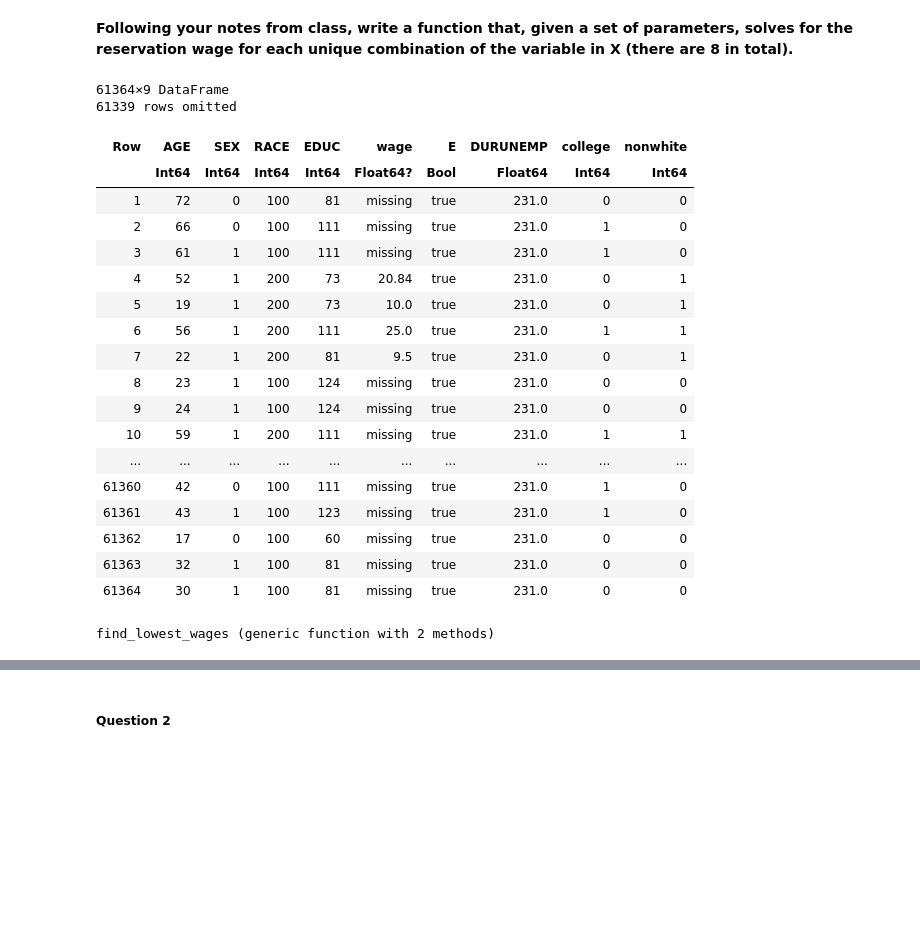
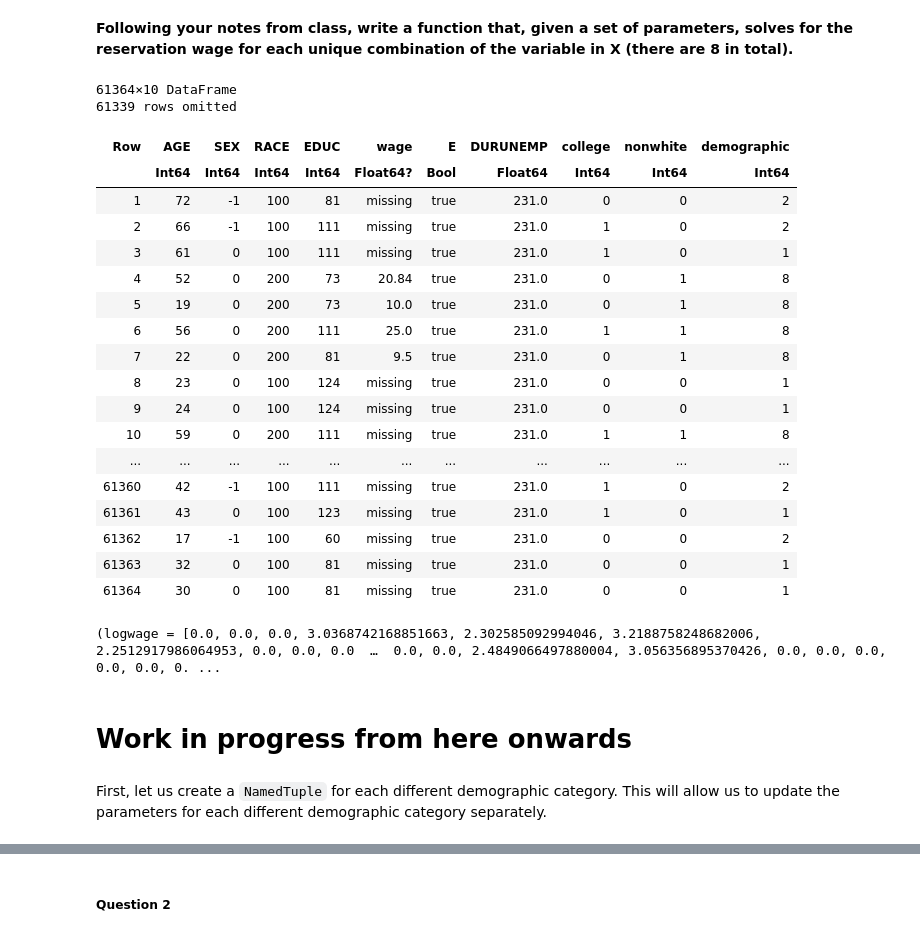
Before and after one commit to sgcbayli024/metrics, a Jupyter notebook: hw2/hw2.ipynb, the cells around one changed output, grey strips where cells are left out. Saved outputs shown, nothing was run; the diff lists cells and outputs as text; code cells hidden in the pictures; blank space fills up the shorter version.

```diff
--- a/hw2/hw2.ipynb
+++ b/hw2/hw2.ipynb
@@ -123,44 +123,46 @@ rwage = solve_res_wage(pars)
 # %%
 data = @chain data begin
     @transform(:college = Int.((:EDUC .== 110) .| (:EDUC .== 111) .| (:EDUC .== 120) .| (:EDUC .== 121) .| (:EDUC .== 122) .| (:EDUC .== 123)))
     @transform(:nonwhite = Int.(:RACE .!= 100))
     @transform(:SEX = :SEX .- 1)
-    #@groupby(:college,:nonwhite,:SEX)
+    @transform(:demographic = ifelse.(:nonwhite .== 0 .& :college .== 1 .& :SEX .== 0, 1,
+                            ifelse.(:nonwhite .== 0 .& :college .== 0 .& :SEX .== 0, 2,
+                            ifelse.(:nonwhite .== 0 .& :college .== 1 .& :SEX .== 1, 3,
+                            ifelse.(:nonwhite .== 0 .& :college .== 0 .& :SEX .== 1, 4,
+                            ifelse.(:nonwhite .== 1 .& :college .== 1 .& :SEX .== 0, 5,
+                            ifelse.(:nonwhite .== 1 .& :college .== 0 .& :SEX .== 0, 6,
+                            ifelse.(:nonwhite .== 1 .& :college .== 1 .& :SEX .== 1, 7, 8))))))))
 end
 # %% [output]
-61364×9 DataFrame
+61364×10 DataFrame
 61339 rows omitted
-| Row | AGE | SEX | RACE | EDUC | wage | E | DURUNEMP | college | nonwhite |
-|  | Int64 | Int64 | Int64 | Int64 | Float64? | Bool | Float64 | Int64 | Int64 |
-| 1 | 72 | 0 | 100 | 81 | missing | true | 231.0 | 0 | 0 |
-| 2 | 66 | 0 | 100 | 111 | missing | true | 231.0 | 1 | 0 |
-| 3 | 61 | 1 | 100 | 111 | missing | true | 231.0 | 1 | 0 |
-| 4 | 52 | 1 | 200 | 73 | 20.84 | true | 231.0 | 0 | 1 |
-| 5 | 19 | 1 | 200 | 73 | 10.0 | true | 231.0 | 0 | 1 |
-| 6 | 56 | 1 | 200 | 111 | 25.0 | true | 231.0 | 1 | 1 |
-| 7 | 22 | 1 | 200 | 81 | 9.5 | true | 231.0 | 0 | 1 |
-| 8 | 23 | 1 | 100 | 124 | missing | true | 231.0 | 0 | 0 |
-| 9 | 24 | 1 | 100 | 124 | missing | true | 231.0 | 0 | 0 |
-| 10 | 59 | 1 | 200 | 111 | missing | true | 231.0 | 1 | 1 |
-| ... | ... | ... | ... | ... | ... | ... | ... | ... | ... |
-| 61360 | 42 | 0 | 100 | 111 | missing | true | 231.0 | 1 | 0 |
-| 61361 | 43 | 1 | 100 | 123 | missing | true | 231.0 | 1 | 0 |
-| 61362 | 17 | 0 | 100 | 60 | missing | true | 231.0 | 0 | 0 |
-| 61363 | 32 | 1 | 100 | 81 | missing | true | 231.0 | 0 | 0 |
-| 61364 | 30 | 1 | 100 | 81 | missing | true | 231.0 | 0 | 0 |
+| Row | AGE | SEX | RACE | EDUC | wage | E | DURUNEMP | college | nonwhite | demographic |
+|  | Int64 | Int64 | Int64 | Int64 | Float64? | Bool | Float64 | Int64 | Int64 | Int64 |
+| 1 | 72 | -1 | 100 | 81 | missing | true | 231.0 | 0 | 0 | 2 |
+| 2 | 66 | -1 | 100 | 111 | missing | true | 231.0 | 1 | 0 | 2 |
+| 3 | 61 | 0 | 100 | 111 | missing | true | 231.0 | 1 | 0 | 1 |
+| 4 | 52 | 0 | 200 | 73 | 20.84 | true | 231.0 | 0 | 1 | 8 |
+| 5 | 19 | 0 | 200 | 73 | 10.0 | true | 231.0 | 0 | 1 | 8 |
+| 6 | 56 | 0 | 200 | 111 | 25.0 | true | 231.0 | 1 | 1 | 8 |
+| 7 | 22 | 0 | 200 | 81 | 9.5 | true | 231.0 | 0 | 1 | 8 |
+| 8 | 23 | 0 | 100 | 124 | missing | true | 231.0 | 0 | 0 | 1 |
+| 9 | 24 | 0 | 100 | 124 | missing | true | 231.0 | 0 | 0 | 1 |
+| 10 | 59 | 0 | 200 | 111 | missing | true | 231.0 | 1 | 1 | 8 |
+| ... | ... | ... | ... | ... | ... | ... | ... | ... | ... | ... |
+| 61360 | 42 | -1 | 100 | 111 | missing | true | 231.0 | 1 | 0 | 2 |
+| 61361 | 43 | 0 | 100 | 123 | missing | true | 231.0 | 1 | 0 | 1 |
+| 61362 | 17 | -1 | 100 | 60 | missing | true | 231.0 | 0 | 0 | 2 |
+| 61363 | 32 | 0 | 100 | 81 | missing | true | 231.0 | 0 | 0 | 1 |
+| 61364 | 30 | 0 | 100 | 81 | missing | true | 231.0 | 0 | 0 | 1 |
-# %%
-function find_lowest_wages(data)
-    lowest_wages = Vector{Float64}()
-    grouped_data = groupby(data, [:EDUC, :SEX, :RACE])
-
-    for group in grouped_data
-        wages = skipmissing(group[!, :wage])
-        if !isempty(collect(wages))
-            min_wage = minimum(wages)
-            push!(lowest_wages, min_wage)
-        end
-    end
-    return lowest_wages
-end
-# %% [output]
-find_lowest_wages (generic function with 2 methods)
+# %%
+wage_missing = ismissing.(data.wage) ## Boolean vector of missing values
+wage = coalesce.(data.wage,1.) ## Replace missing values with 1
+## Create dictionary of necessary variables
+### logwage, missing wages, employment status, demographic
+d = (;logwage = log.(wage), wage_missing, E = data.E, demographic = data.demographic)
+# %% [output]
+(logwage = [0.0, 0.0, 0.0, 3.0368742168851663, 2.302585092994046, 3.2188758248682006, 2.2512917986064953, 0.0, 0.0, 0.0  …  0.0, 0.0, 2.4849066497880004, 3.056356895370426, 0.0, 0.0, 0.0, 0.0, 0.0, 0. ...
+# %% [markdown]
+# Work in progress from here onwards
+# %% [markdown]
+First, let us create a `NamedTuple` for each different demographic category. This will allow us to update the parameters for each different demographic category separately.
```
Also changed, not shown: parts of 17 cells of this notebook.
